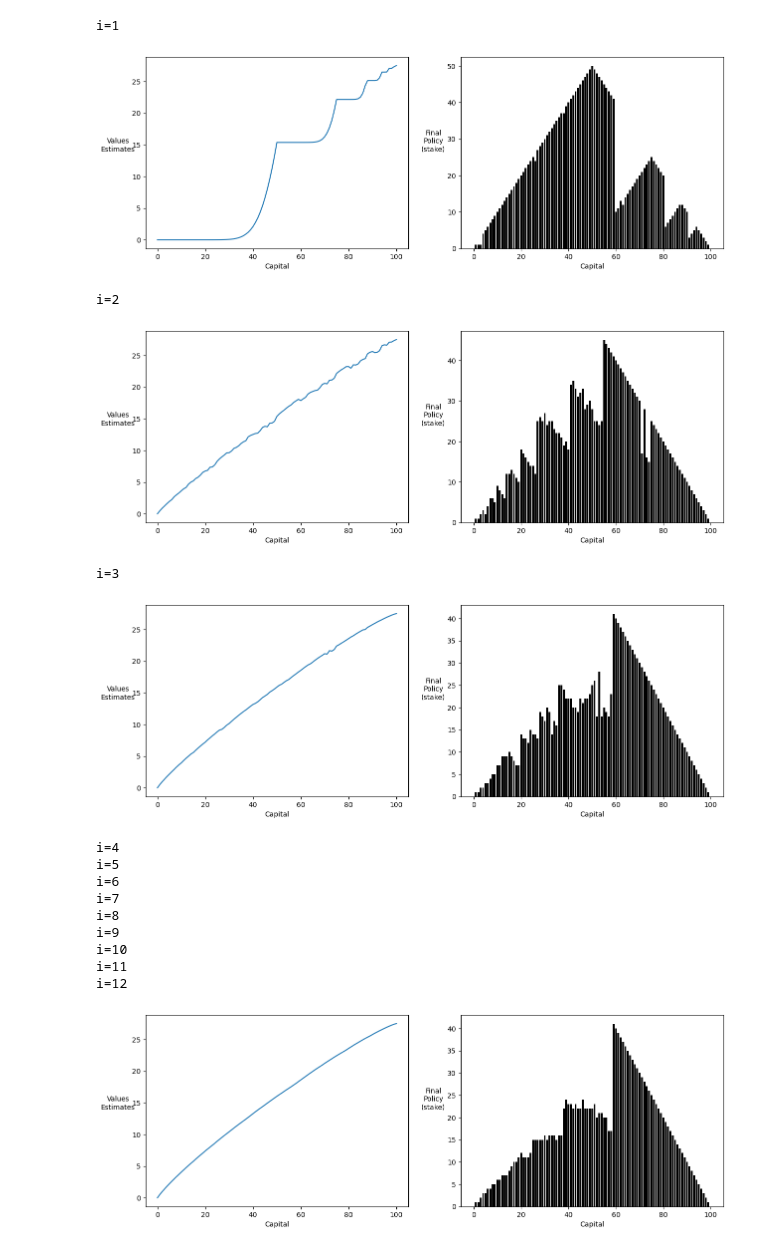
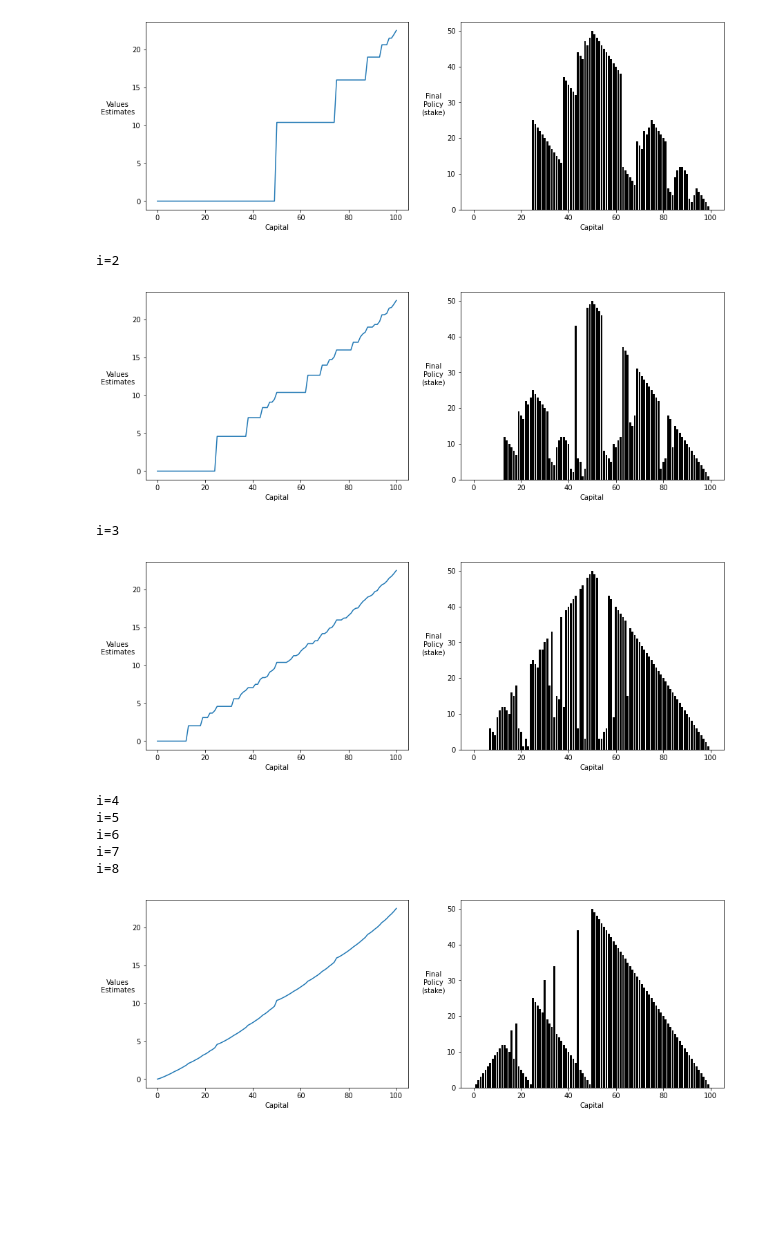
Before and after one commit to NathanZorndorf/reinforcement-learning-barto-sutton, a Jupyter notebook: chapter-4/gamblers-problem.ipynb, the cells around one changed output. Drawn from its saved outputs; the diff is of its cells as text; code cells hidden in the pictures; blank space fills up the shorter version.

```diff
--- a/chapter-4/gamblers-problem.ipynb
+++ b/chapter-4/gamblers-problem.ipynb
@@ -122,11 +122,20 @@ class GamblersProblem:
             best_action = old_action  # Initialize to the current policy action
             best_value = -float("inf")
             # find best action in terms of action-value
+            # V2
+            action_values = np.zeros(len(self.action_space(state))+1) # initialize
             for action in self.action_space(state):
-                value = self.bellman_expectation(state, action)
-                if value > best_value:
-                    best_value = value
-                    best_action = action
+                action_values[action] = self.bellman_expectation(state, action)
+                best_action = np.argmax(action_values)
+                best_value = action_values[best_action]
+
+            # V1
+            # for action in self.action_space(state):
+                # value = self.bellman_expectation(state, action)
+                # if value > best_value:
+                    # best_value = value
+                    # best_action = action
+
             # update policy with best action
             self.policy[state] = best_action # save best action to policy
             # check to see if policy has convered
@@ -222,7 +231,7 @@ class GamblersProblem:
 # %%
 # parameters
 WIN = 100
-P_H = 0.55
+P_H = 0.45
 
 # initialize environment
 env = GamblersProblem(p_h=P_H)
@@ -241,16 +249,11 @@ i=0
+[figure, new version]
-i=1
+i=2
-[figure, old version]
+[figure, new version]
-i=2
+i=3
-[figure, old version]
+[figure, new version]
-i=3
+i=4
+i=5
+i=6
+i=7
+i=8
-[figure, old version]
-i=4
-i=5
-i=6
-i=7
-i=8
-i=9
-i=10
-i=11
-i=12
-[figure, old version]
+[figure, new version]
```
Also changed, not shown: parts of 1 cell of this notebook.
